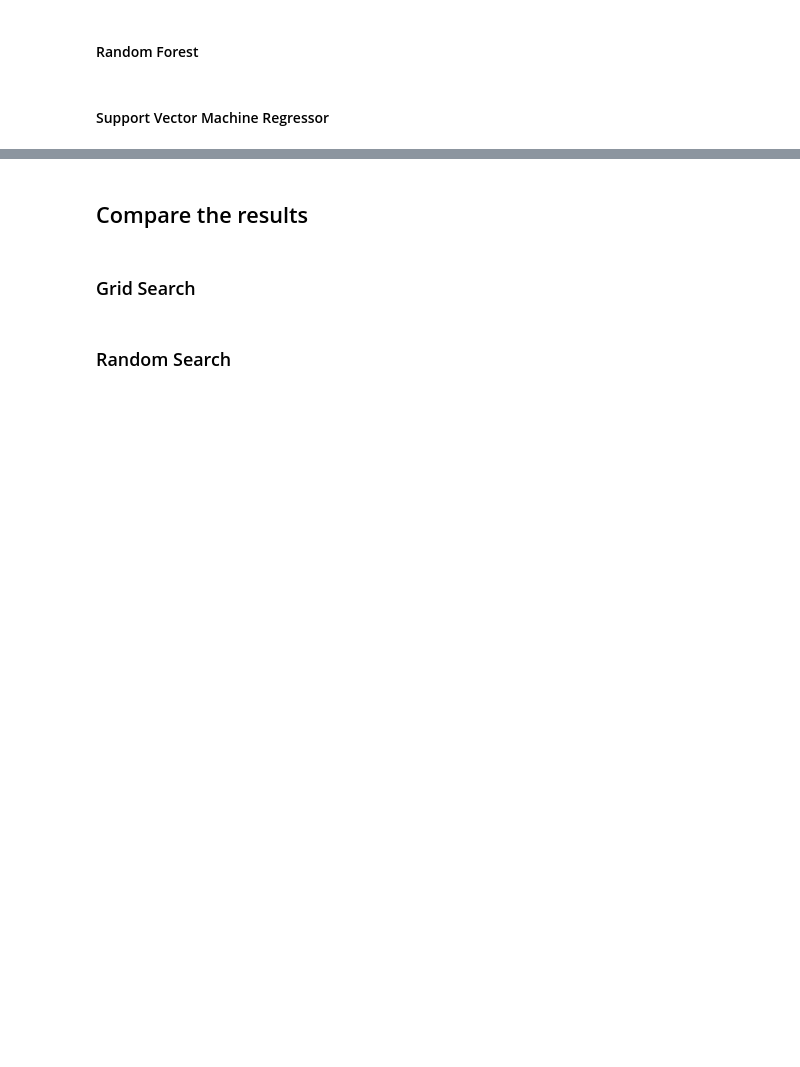
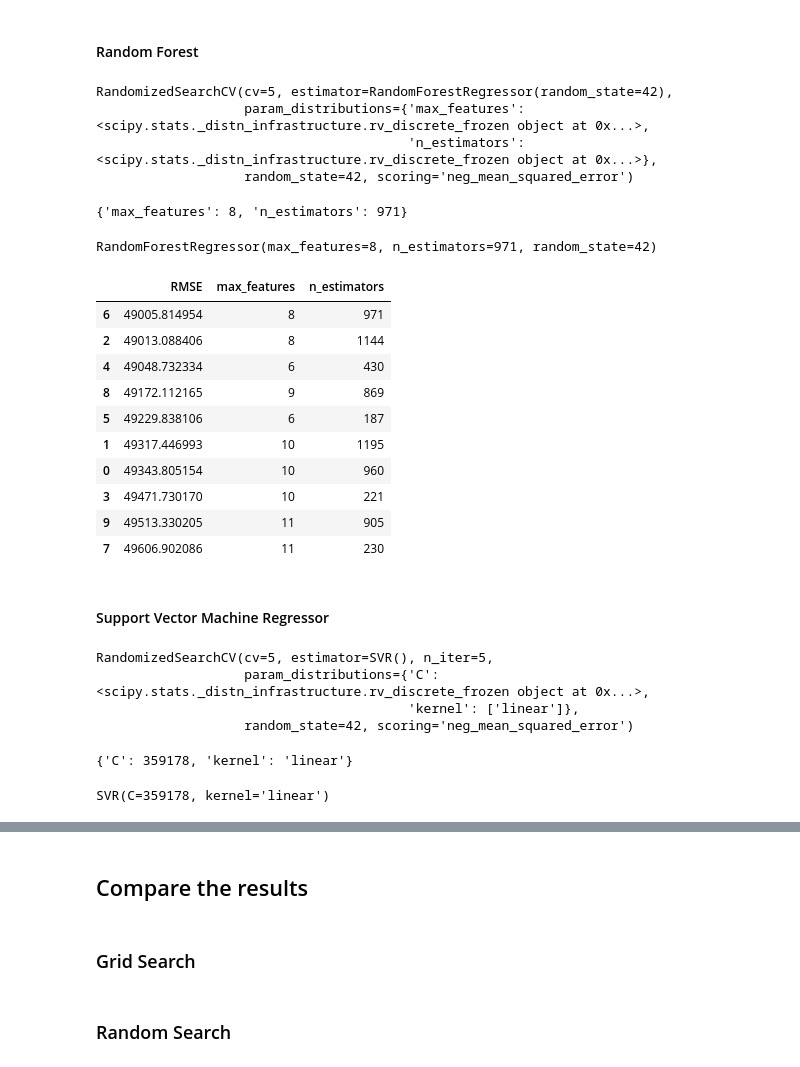
Before and after one commit to bademari/AI_ML_Lab, a Jupyter notebook: Lab 1_2_3.ipynb, the cells around one changed output, grey strips where cells are left out. Drawn from its saved outputs; the diff is of its cells as text; code cells hidden in the pictures; blank space fills up the shorter version.

```diff
--- a/Lab 1_2_3.ipynb
+++ b/Lab 1_2_3.ipynb
@@ -721,4 +990,75 @@ grid_search_forest_results_df
 # %% [markdown]
 #### Random Forest
+# %%
+param_distribs_forest = {
+        'n_estimators': randint(low=100, high=1200),
+        'max_features': randint(low=4, high=12),
+    }
+
+forest_reg = RandomForestRegressor(random_state=42)
+rnd_search_forest = RandomizedSearchCV(forest_reg, param_distributions=param_distribs_forest,
+                                n_iter=10, cv=5, scoring='neg_mean_squared_error', random_state=42)
+rnd_search_forest.fit(housing_prepared, housing_labels)
+# %% [output]
+RandomizedSearchCV(cv=5, estimator=RandomForestRegressor(random_state=42),
+                   param_distributions={'max_features': <scipy.stats._distn_infrastructure.rv_discrete_frozen object at 0x...>,
+                                        'n_estimators': <scipy.stats._distn_infrastructure.rv_discrete_frozen object at 0x...>},
+                   random_state=42, scoring='neg_mean_squared_error')
+# %%
+rnd_search_forest.best_params_
+#output: {'max_features': 8, 'n_estimators': 971}
+# %% [output]
+{'max_features': 8, 'n_estimators': 971}
+# %%
+rnd_search_forest.best_estimator_
+# %% [output]
+RandomForestRegressor(max_features=8, n_estimators=971, random_state=42)
+# %%
+rnd_search_forest_results = rnd_search_forest.cv_results_
+results_rnd_forest = [
+    {'RMSE': np.sqrt(-mean_score), **params}
+    for mean_score, params in zip(rnd_search_forest_results["mean_test_score"], rnd_search_forest_results["params"])
+]
+
+rnd_search_forest_results_df = pd.DataFrame(results_rnd_forest)
+rnd_search_forest_results_df_sorted = rnd_search_forest_results_df.sort_values(by='RMSE', ascending=True)
+rnd_search_forest_results_df_sorted.to_csv('output/random_forest_sorted.csv', index=False)
+rnd_search_forest_results_df_sorted
+# %% [output]
+|  | RMSE | max_features | n_estimators |
+| 6 | 49005.814954 | 8 | 971 |
+| 2 | 49013.088406 | 8 | 1144 |
+| 4 | 49048.732334 | 6 | 430 |
+| 8 | 49172.112165 | 9 | 869 |
+| 5 | 49229.838106 | 6 | 187 |
+| 1 | 49317.446993 | 10 | 1195 |
+| 0 | 49343.805154 | 10 | 960 |
+| 3 | 49471.730170 | 10 | 221 |
+| 9 | 49513.330205 | 11 | 905 |
+| 7 | 49606.902086 | 11 | 230 |
 # %% [markdown]
 #### Support Vector Machine Regressor
+# %%
+param_distribs_svr = {
+        'C': randint(low=100000, high=1200000),
+        'kernel': ['linear']
+    }
+
+svr_reg = SVR()
+rnd_search_svr = RandomizedSearchCV(svr_reg, param_distributions=param_distribs_svr,
+                                n_iter=5, cv=5, scoring='neg_mean_squared_error', random_state=42)
+rnd_search_svr.fit(housing_prepared, housing_labels)
+# %% [output]
+RandomizedSearchCV(cv=5, estimator=SVR(), n_iter=5,
+                   param_distributions={'C': <scipy.stats._distn_infrastructure.rv_discrete_frozen object at 0x...>,
+                                        'kernel': ['linear']},
+                   random_state=42, scoring='neg_mean_squared_error')
+# %%
+rnd_search_svr.best_params_
+#output: {'C': 359178, 'kernel': 'linear'}
+# %% [output]
+{'C': 359178, 'kernel': 'linear'}
+# %%
+rnd_search_svr.best_estimator_
+# %% [output]
+SVR(C=359178, kernel='linear')
```
Also changed, not shown: parts of 36 cells of this notebook.
